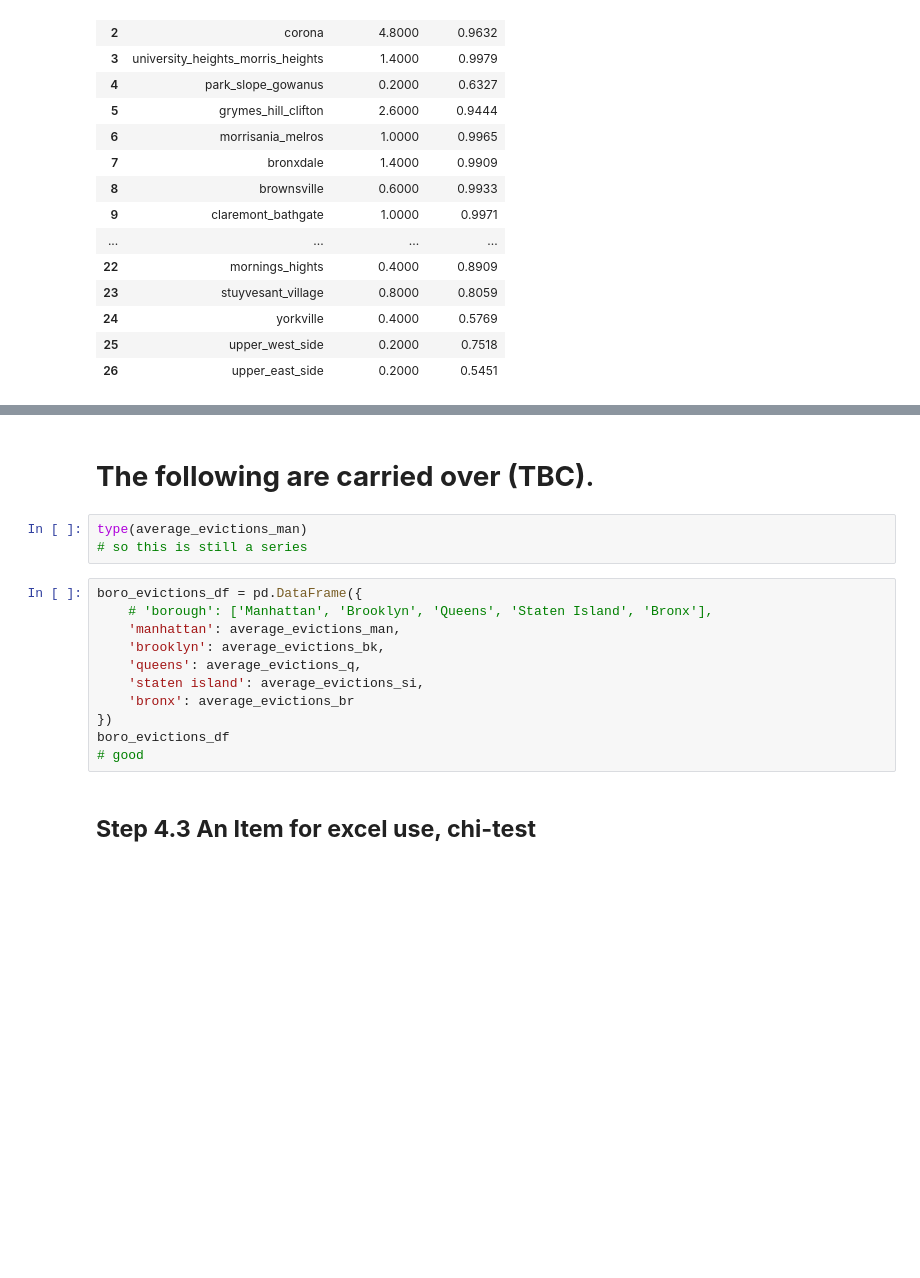
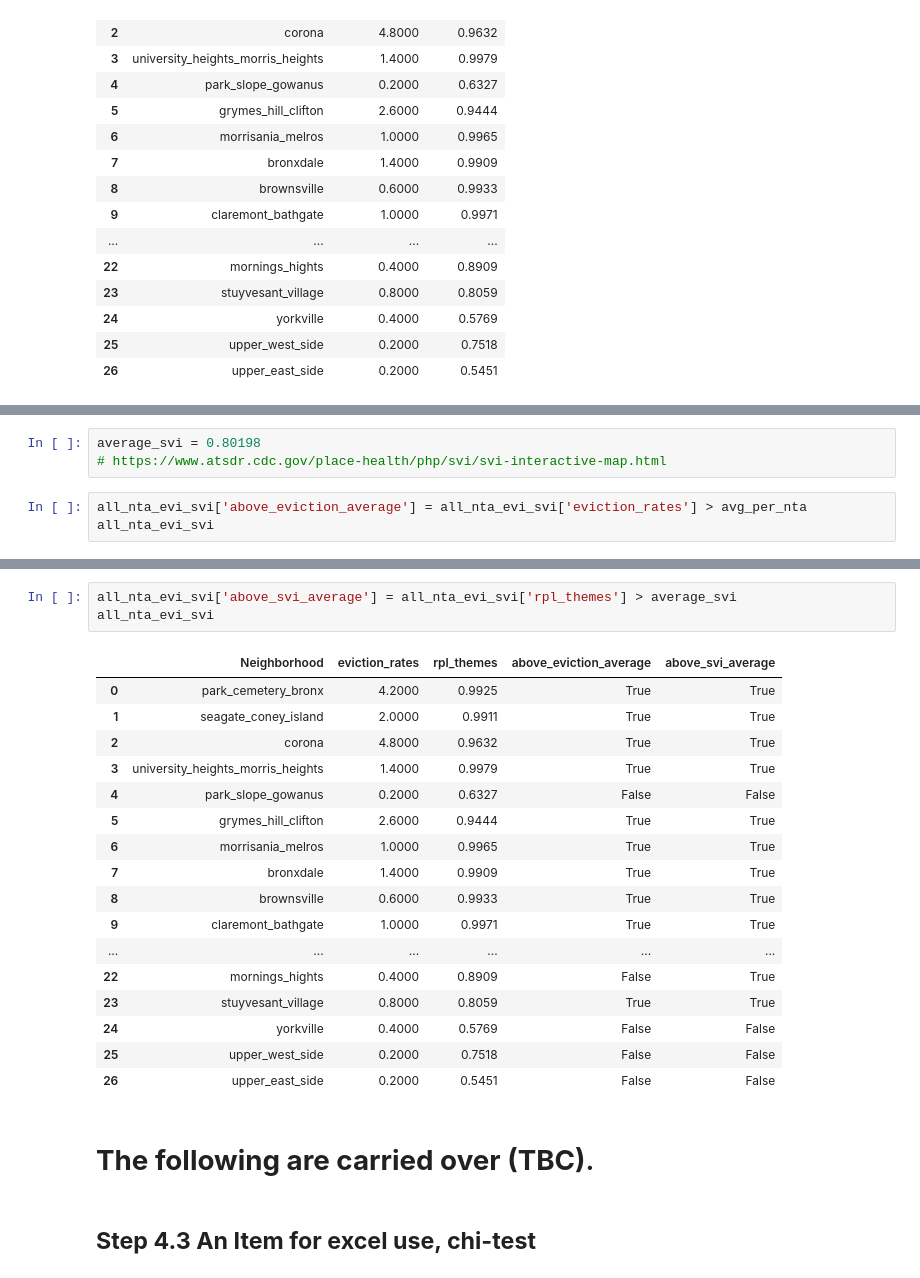
Before and after one commit to simaoalicechen/NYC_Landlord_Behavior_Analysis_Project, a Jupyter notebook: Part_4.2_Prepare_for_Excel_Neighborhood_Level.ipynb, the cells around one changed output, grey strips where cells are left out. Cells and saved outputs as stored; diff of their text form; blank space fills up the shorter version.

```diff
--- a/Part_4.2_Prepare_for_Excel_Neighborhood_Level.ipynb
+++ b/Part_4.2_Prepare_for_Excel_Neighborhood_Level.ipynb
@@ -1062,0 +1048,6 @@ ValueError: All arrays must be of the same length
+# %%
+average_svi = 0.80198
+# https://www.atsdr.cdc.gov/place-health/php/svi/svi-interactive-map.html
+# %%
+all_nta_evi_svi['above_eviction_average'] = all_nta_evi_svi['eviction_rates'] > avg_per_nta
+all_nta_evi_svi
@@ -1063,18 +1072,25 @@ ValueError: All arrays must be of the same length
+# %%
+all_nta_evi_svi['above_svi_average'] = all_nta_evi_svi['rpl_themes'] > average_svi
+all_nta_evi_svi
+# %% [output]
+|  | Neighborhood | eviction_rates | rpl_themes | above_eviction_average | above_svi_average |
+| 0 | park_cemetery_bronx | 4.2000 | 0.9925 | True | True |
+| 1 | seagate_coney_island | 2.0000 | 0.9911 | True | True |
+| 2 | corona | 4.8000 | 0.9632 | True | True |
+| 3 | university_heights_morris_heights | 1.4000 | 0.9979 | True | True |
+| 4 | park_slope_gowanus | 0.2000 | 0.6327 | False | False |
+| 5 | grymes_hill_clifton | 2.6000 | 0.9444 | True | True |
+| 6 | morrisania_melros | 1.0000 | 0.9965 | True | True |
+| 7 | bronxdale | 1.4000 | 0.9909 | True | True |
+| 8 | brownsville | 0.6000 | 0.9933 | True | True |
+| 9 | claremont_bathgate | 1.0000 | 0.9971 | True | True |
+| ... | ... | ... | ... | ... | ... |
+| 22 | mornings_hights | 0.4000 | 0.8909 | False | True |
+| 23 | stuyvesant_village | 0.8000 | 0.8059 | True | True |
+| 24 | yorkville | 0.4000 | 0.5769 | False | False |
+| 25 | upper_west_side | 0.2000 | 0.7518 | False | False |
+| 26 | upper_east_side | 0.2000 | 0.5451 | False | False |
 # %% [markdown]
 # **The following are carried over (TBC)**.
-# %%
-type(average_evictions_man)
-# so this is still a series
-# %%
-boro_evictions_df = pd.DataFrame({
-    # 'borough': ['Manhattan', 'Brooklyn', 'Queens', 'Staten Island', 'Bronx'],
-    'manhattan': average_evictions_man,
-    'brooklyn': average_evictions_bk,
-    'queens': average_evictions_q,
-    'staten island': average_evictions_si,
-    'bronx': average_evictions_br
-})
-boro_evictions_df
-# good
 # %% [markdown]
 ## **Step 4.3 An Item for excel use, chi-test**
```
Also changed, not shown: parts of 57 cells of this notebook, 1 other file.
